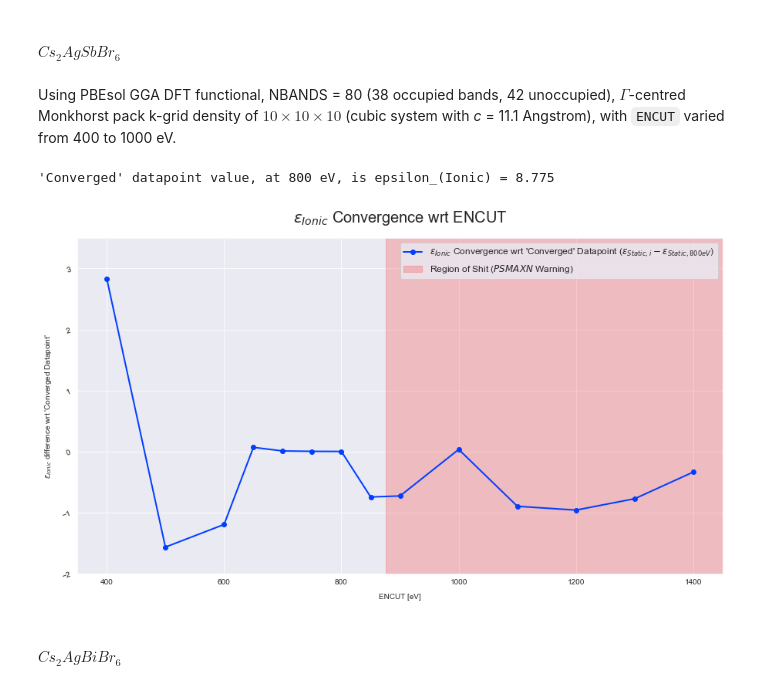
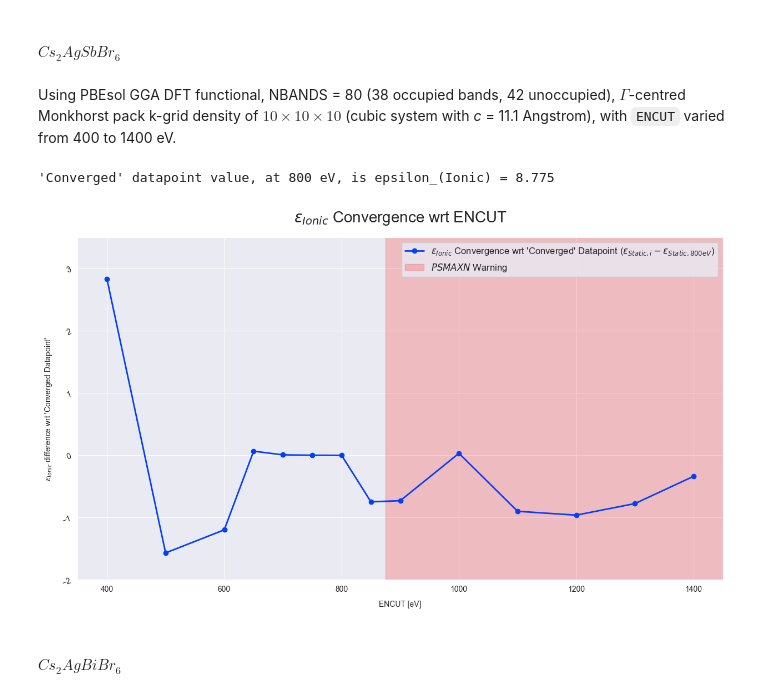
Before and after one commit to kavanase/vaspup2.0, a Jupyter notebook: Dielectric_Constants_Convergence.ipynb, the cells around one changed output. Cells and saved outputs as stored; diff of their text form; code cells hidden in the pictures.

```diff
--- a/Dielectric_Constants_Convergence.ipynb
+++ b/Dielectric_Constants_Convergence.ipynb
@@ -80,38 +82,38 @@ VASP runs, but the results for $\epsilon_{Ionic}$ begin to diverge.
 # %% [markdown]
 #### $Cs_2AgSbBr_6$
 # %% [markdown]
-Using PBEsol GGA DFT functional, NBANDS = 80 (38 occupied bands, 42 unoccupied), $\Gamma$-centred Monkhorst pack k-grid density of $10\times10\times10$ (cubic system with _c_ = 11.1 Angstrom), with `ENCUT` varied from 400 to 1000 eV.
+Using PBEsol GGA DFT functional, NBANDS = 80 (38 occupied bands, 42 unoccupied), $\Gamma$-centred Monkhorst pack k-grid density of $10\times10\times10$ (cubic system with _c_ = 11.1 Angstrom), with `ENCUT` varied from 400 to 1400 eV.
 # %%
 import numpy as np
 import matplotlib.pyplot as plt
 import seaborn as sns
 
 %matplotlib inline
 sns.set_palette(sns.color_palette('bright'))
 sns.set_style('darkgrid')
 enconv_eps = np.array([11.609,7.207,7.578,8.842,8.783,8.777,8.775,8.028,8.046,8.808,7.876,7.814,8.000,8.438])
 encut_range = np.array([400,500,600,650,700,750,800,850,900,1000,1100,1200,1300,1400])
 
 f, ax = plt.subplots(1, 1, figsize=(15, 8))
 ax.plot(encut_range, (enconv_eps-enconv_eps[6]),  # color='steelblue',
            marker="o", label=r"$\epsilon_{Ionic}$ Convergence wrt 'Converged' Datapoint ($\epsilon_{Static,i}-\epsilon_{Static,800 eV}$)", linewidth=2, linestyle='-')
 ax.grid(True)
 ax.set_xlabel("ENCUT [eV]", labelpad=10)
 ax.set_ylabel(r"$\epsilon_{Ionic}$ difference wrt 'Converged Datapoint'", labelpad=10)
 ax.set_title(r"$\epsilon_{Ionic}$ Convergence wrt ENCUT",
              fontsize=20, pad=20)  # pad is offset of title from plot
 # Adjusting the in-plot margins (i.e. the gap between the final x value and the x limit of the graph)
 ax.margins(0.1)
 ax.ticklabel_format(useOffset=False)
 plt.setp(ax.get_yticklabels(), rotation=20)
-plt.fill_between(np.arange(875,1500.1,100),-2,4,color='red',alpha=0.2,label=r'Region of Shit ($PSMAXN$ Warning)')
+plt.fill_between(np.arange(875,1500.1,100),-2,4,color='red',alpha=0.2,label=r'$PSMAXN$ Warning')
 plt.legend(prop={'size': 12})
 plt.xlim(350,1450); plt.ylim(-2,3.5)
 print(f"'Converged' datapoint value, at 800 eV, is epsilon_(Ionic) = {enconv_eps[6]:.3f}")
 #plt.savefig('kpoint_Convergence.png')
 # %% [output]
 'Converged' datapoint value, at 800 eV, is epsilon_(Ionic) = 8.775
-[figure, old version]
+[figure, new version]
 # %% [markdown]
 #### $Cs_2AgBiBr_6$
 # %% [markdown]
```
Also changed, not shown: parts of 8 cells of this notebook, 1 other file.
